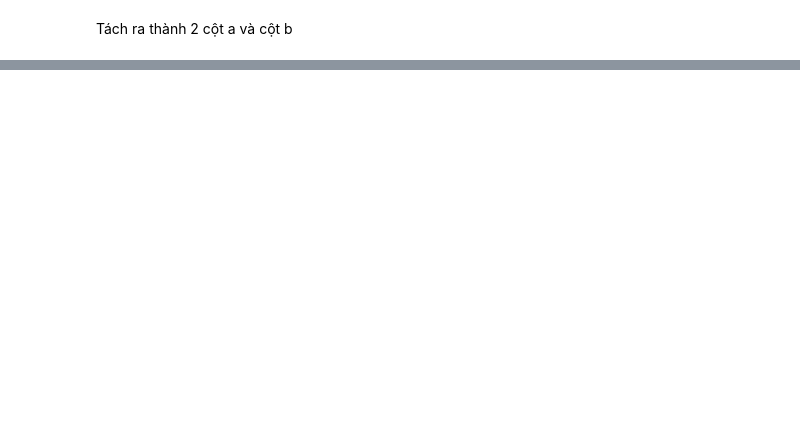
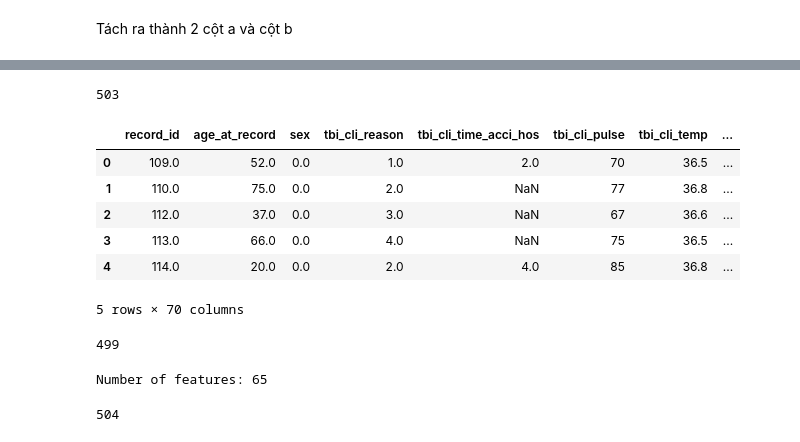
Before and after one commit to khiemducdoan/MyBachelorThesis, a Jupyter notebook: dataset/dataset_confinement.ipynb, the cells around one changed output, grey strips where cells are left out. Cells and saved outputs as stored; diff of their text form; code cells hidden in the pictures; blank space fills up the shorter version.

```diff
--- a/dataset/dataset_confinement.ipynb
+++ b/dataset/dataset_confinement.ipynb
@@ -180,0 +169,66 @@ Tách ra thành 2 cột a và cột b
+# %%
+len(filtered_df)
+# %% [output]
+503
+# %%
+# Lọc các giá trị trong cột 'record_id' thuộc giao của filtered_ids_set và record_ids_set
+df = pd.read_csv("/home/khanhnt/Khiem/MyBachelorThesis/dataset/tbi_encoded.csv")
+intersection_ids = filtered_ids_set.intersection(record_ids_set)
+filtered_records = df[df["record_id"].isin(intersection_ids)]
+
+# Hiển thị kết quả
+filtered_records.head()
+# %% [output]
+|  | record_id | age_at_record | sex | tbi_cli_reason | tbi_cli_time_acci_hos | tbi_cli_pulse | tbi_cli_temp | ... |
+| 0 | 109.0 | 52.0 | 0.0 | 1.0 | 2.0 | 70 | 36.5 | ... |
+| 1 | 110.0 | 75.0 | 0.0 | 2.0 | NaN | 77 | 36.8 | ... |
+| 2 | 112.0 | 37.0 | 0.0 | 3.0 | NaN | 67 | 36.6 | ... |
+| 3 | 113.0 | 66.0 | 0.0 | 4.0 | NaN | 75 | 36.5 | ... |
+| 4 | 114.0 | 20.0 | 0.0 | 2.0 | 4.0 | 85 | 36.8 | ... |
+5 rows × 70 columns
+# %%
+len(filtered_records)
+# %% [output]
+499
+# %%
+# Use absolute path to the data file
+filtered_records = filtered_records.drop(['record_id', 'tbi_ct_brain_parenchyma___9', 'tbi_ct_brain_parenchyma___10', 'tbi_ct_brain_parenchyma___11', 'tbi_ct_brain_parenchyma___12'], axis=1)
+filtered_records['d_kl_tl'] = filtered_records['d_kl_tl'] - 1  # TBI severity class
+
+# Store feature names for later use
+feature_names = filtered_records.columns.tolist()
+print(f"Number of features: {len(feature_names)}")
+
+# Process blood pressure column if it exists
+if 'tbi_cli_blood_pressure' in filtered_records.columns:
+    for i in range(len(filtered_records)):
+        try:
+            bp_value = filtered_records.loc[i, 'tbi_cli_blood_pressure']
+
+            if bp_value == '2':
+                filtered_records.loc[i, 'tbi_cli_blood_pressure'] = 2
+            elif isinstance(bp_value, str) and bp_value != '0':
+                blood_pr1, blood_pr2 = bp_value.split('/')
+                blood_pr1, blood_pr2 = int(blood_pr1), int(blood_pr2)
+
+                if blood_pr1 < 90 or blood_pr2 < 60:
+                    filtered_records.loc[i, 'tbi_cli_blood_pressure'] = 0  # Low blood pressure
+                elif blood_pr1 >= 140 or blood_pr2 > 90:
+                    filtered_records.loc[i, 'tbi_cli_blood_pressure'] = 2  # High blood pressure (hypertension)
+                elif 90 <= blood_pr1 <= 139 and 60 <= blood_pr2 <= 90:
+                    filtered_records.loc[i, 'tbi_cli_blood_pressure'] = 1  # Normal blood pressure
+                else:
+                    filtered_records.loc[i, 'tbi_cli_blood_pressure'] = 1
+        except:
+            pass
+
+# # Create a reproducible 80-20 split with stratification
+# X_train_raw, X_test_raw, y_train, y_test = train_test_split(
+#     X,                     # Feature matrix
+#     y,                     # Target variable (TBI severity)
+#     test_size=0.2,         # 20% test size
+#     random_state=42,       # Fixed seed for reproducibility
+#     stratify=y             # Maintain class proportions
+# )
+# %% [output]
+Number of features: 65
@@ -180,0 +239,5 @@ Tách ra thành 2 cột a và cột b
+# %%
+len(filtered_records)
+len(df)
+# %% [output]
+504
```
Also changed, not shown: parts of 18 cells of this notebook, 9 other files.
